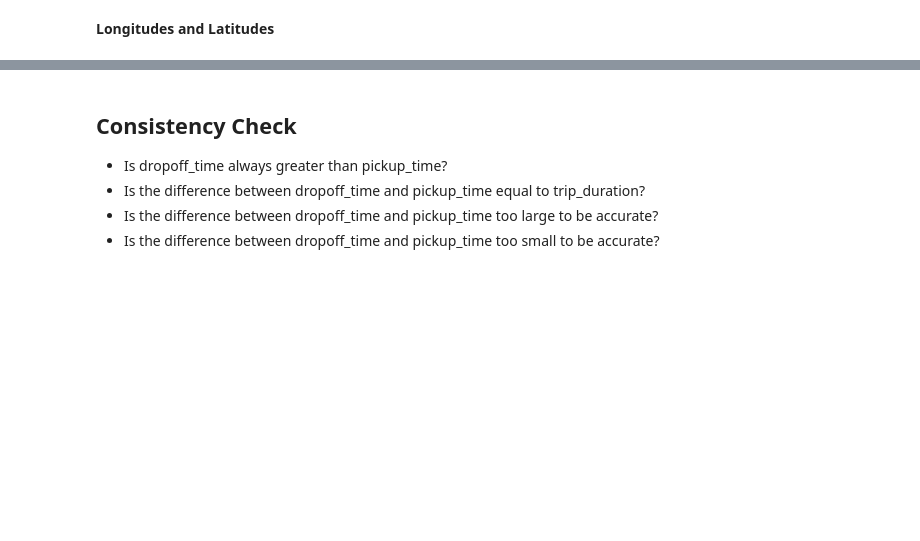
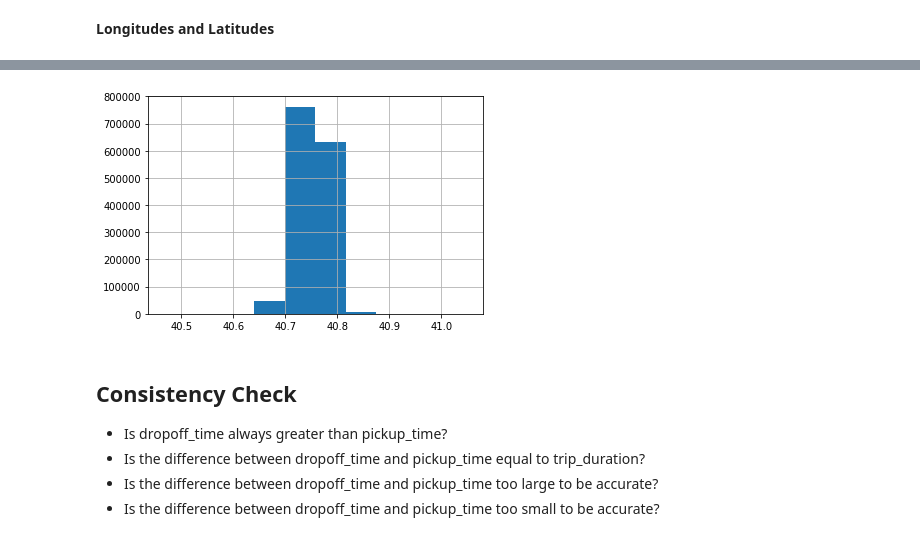
Before and after one commit to esm2000/ds_coursework_python, a Jupyter notebook: cmp_464/week7.ipynb, the cells around one changed output, grey strips where cells are left out. Saved outputs shown, nothing was run; the diff lists cells and outputs as text; code cells hidden in the pictures; blank space fills up the shorter version.

```diff
--- a/cmp_464/week7.ipynb
+++ b/cmp_464/week7.ipynb
@@ -249,0 +301,8 @@ taxidata["trip_duration"].hist(bins = 20, grid = False, edgecolor = 'w')
+# %%
+lower_bound = np.percentile(taxidata["pickup_latitude"], 0.001)
+upper_bound = np.percentile(taxidata["pickup_latitude"], 99.999)
+plat_filter = (taxidata["pickup_latitude"] > lower_bound) & (taxidata["pickup_latitude"] < upper_bound)
+taxidata["pickup_latitude"][plat_filter].hist()
+taxidata = taxidata[plat_filter]
+# %% [output]
+[figure, added]
```
Also changed, not shown: parts of 18 cells of this notebook.
